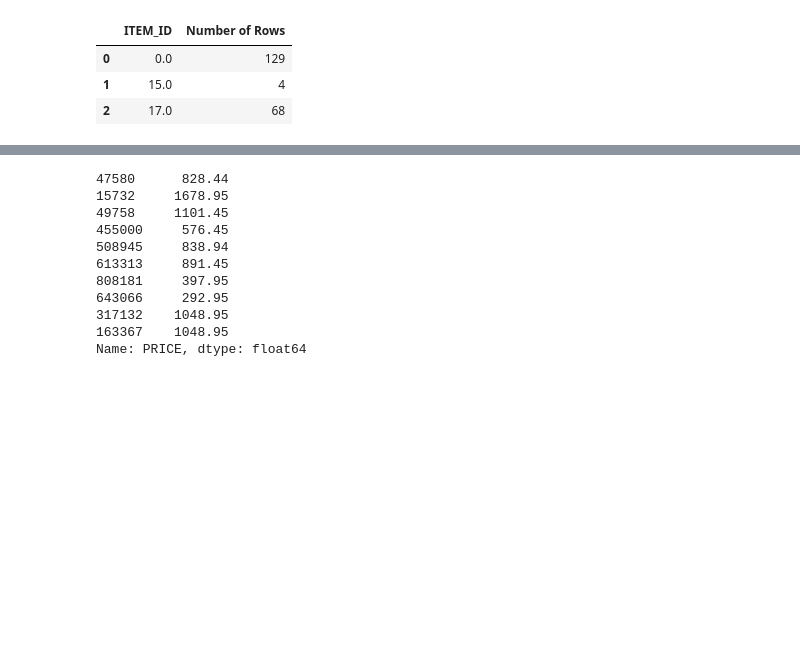
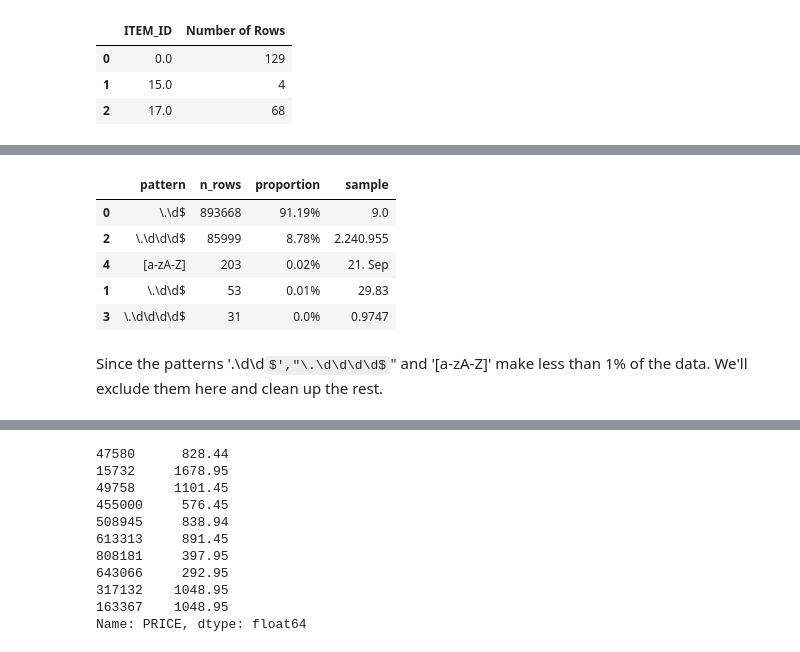
Before and after one commit to sekR4/pred_sale_01, a Jupyter notebook: first_draw.ipynb, the cells around one changed output, grey strips where cells are left out. Drawn from its saved outputs; the diff is of its cells as text; code cells hidden in the pictures; some formulas as TeX source; blank space fills up the shorter version.

Commit message:
some more cleaning

```diff
--- a/first_draw.ipynb
+++ b/first_draw.ipynb
@@ -61,3 +60,16 @@ For 1 digits behind the dot:
 Empty DataFrame
 Columns: [ITEM_ID, Number of Rows]
 Index: []
+# %%
+for key in list(df.keys())[:3]:
+    for digit in range(5):
+        print('For {} digits behind the dot:'.format(digit+1))#+'\.' + (digit+1) * '\d' + '$')
+        pattern = '\.' + (digit+1) * '\d' + '$'
+        outtakes = df[df.QTY.str.contains(pattern)]
+        print('{} rows ~ {}% of the given data'.format(len(outtakes),round(len(outtakes)/len(df)*100,2)))
+        grp = outtakes.groupby([key]).size().reset_index(name='Number of Rows')\
+             .sort_values('Number of Rows', ascending=False)
+        print(grp[:3])
+        if len(grp) > 4:
+            print(grp[-3:])
+        print()
@@ -64 +94,35 @@ Index: []
+# %%
+patterns = []
+proportion = []
+n_rows = []
+samples = []
+for digit in range(4):
+#     print('For {} digits behind the dot:'.format(digit+1))#+'\.' + (digit+1) * '\d' + '$')
+    pattern = '\.' + (digit+1) * '\d' + '$'
+    outtakes = df[df.QTY.str.contains(pattern)]
+    patterns.append(pattern)
+    n_rows.append(len(outtakes))
+    proportion.append(' {}%'.format(round(len(outtakes)/len(df)*100,2)))
+    samples.append(outtakes.QTY.values[0])
+
+patterns.append('[a-zA-Z]')
+outtakes = df[df.QTY.str.contains('[a-zA-Z]')]
+n_rows.append(len(outtakes))
+proportion.append(' {}%'.format(round(len(outtakes)/len(df)*100,2)))
+samples.append(outtakes.QTY.values[0])
+
+df_digits = pd.DataFrame({'pattern':patterns,
+                          'n_rows':n_rows,
+                          'proportion':proportion,
+                          'sample':samples}).sort_values('n_rows', ascending=False)
+df_digits.head()
+# %% [output]
+|  | pattern | n_rows | proportion | sample |
+| 0 | \.\d$ | 893668 | 91.19% | 9.0 |
+| 2 | \.\d\d\d$ | 85999 | 8.78% | 2.240.955 |
+| 4 | [a-zA-Z] | 203 | 0.02% | 21. Sep |
+| 1 | \.\d\d$ | 53 | 0.01% | 29.83 |
+| 3 | \.\d\d\d\d$ | 31 | 0.0% | 0.9747 |
+# %% [markdown]
+Since the patterns '\.\d\d$',"\.\d\d\d\d$" and '[a-zA-Z]' make less than 1% of the data. We'll exclude them here and clean up the rest.
 # %%
```
Also changed, not shown: parts of 16 cells of this notebook.
